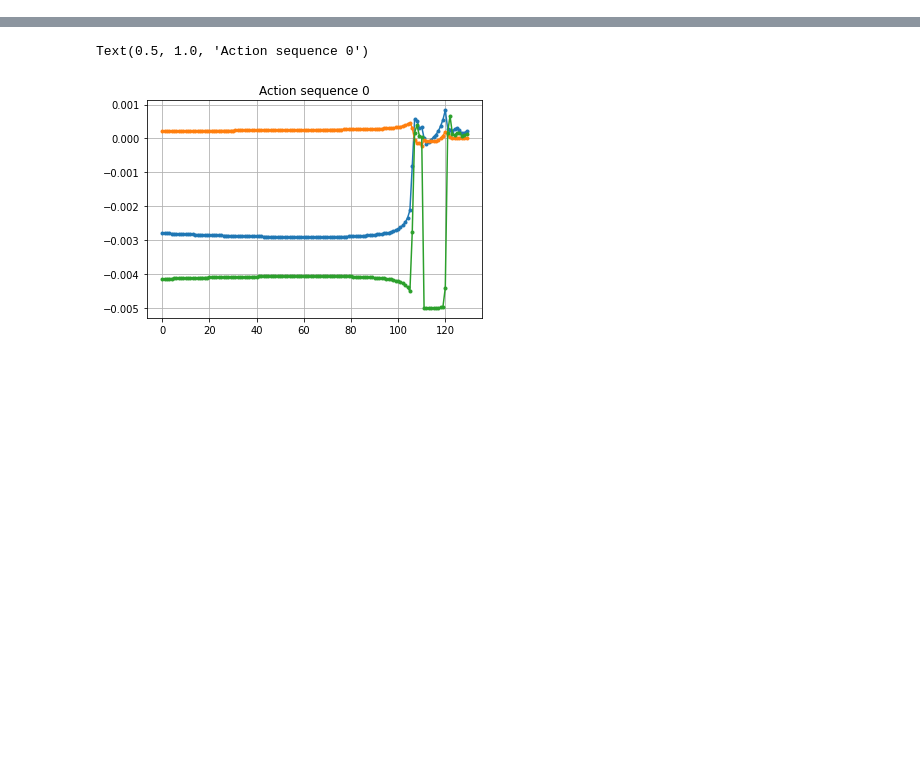
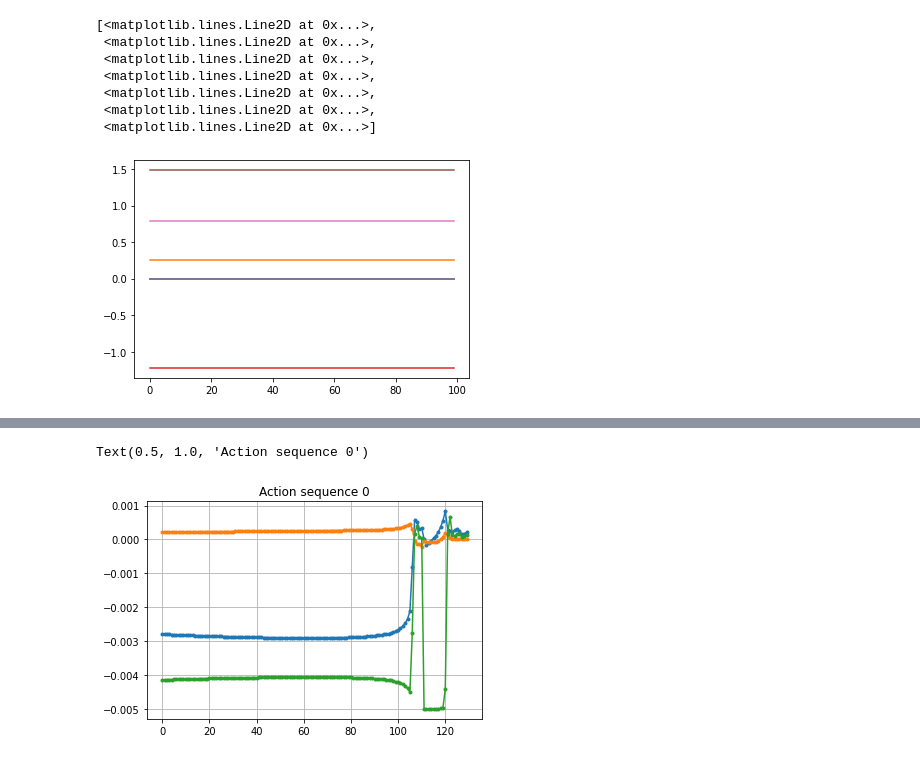
Before and after one commit to huber2/msc_project, a Jupyter notebook: analysis/analyse_data.ipynb, the cells around one changed output, grey strips where cells are left out. Saved outputs shown, nothing was run; the diff lists cells and outputs as text; code cells hidden in the pictures; blank space fills up the shorter version.

```diff
--- a/analysis/analyse_data.ipynb
+++ b/analysis/analyse_data.ipynb
@@ -5,2 +7,2 @@ from scipy.spatial.transform.rotation import Rotation
 # %%
-demos = np.load('../data/demo_reach_object_22_07_07_10_51_44.npz', allow_pickle=True)
+demos = np.load('../data/demo_reach_object_22_07_08_17_36_37.npz', allow_pickle=True)
@@ -6,0 +32,11 @@ demos = np.load('../data/demo_reach_object_22_07_07_10_51_44.npz', allow_pickle=
+# %%
+plt.plot(demos['init_robot_joints'])
+# %% [output]
+[<matplotlib.lines.Line2D at 0x...>,
+ <matplotlib.lines.Line2D at 0x...>,
+ <matplotlib.lines.Line2D at 0x...>,
+ <matplotlib.lines.Line2D at 0x...>,
+ <matplotlib.lines.Line2D at 0x...>,
+ <matplotlib.lines.Line2D at 0x...>,
+ <matplotlib.lines.Line2D at 0x...>]
+[figure, added]
```
Also changed, not shown: parts of 16 cells of this notebook, 12 other files.
